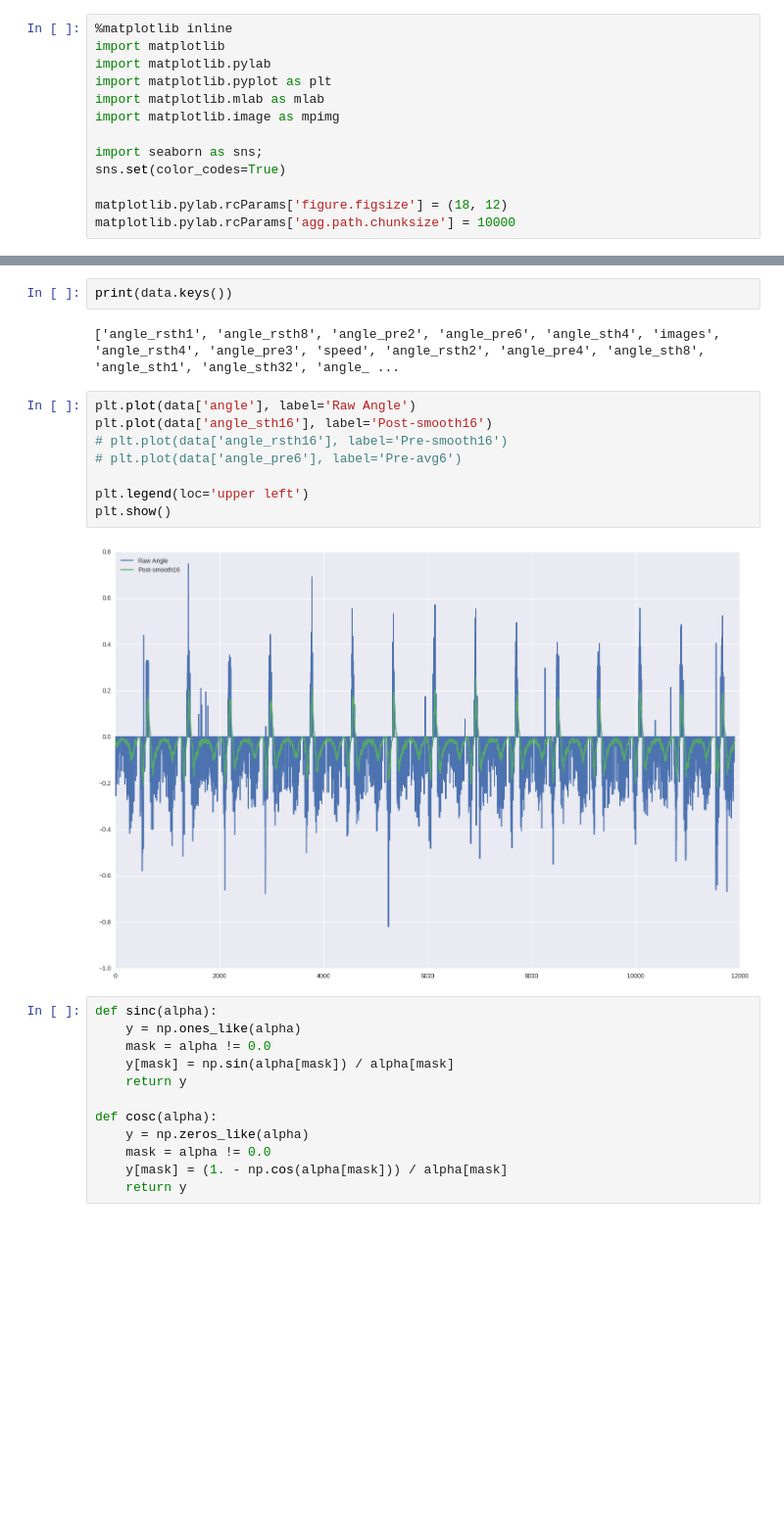
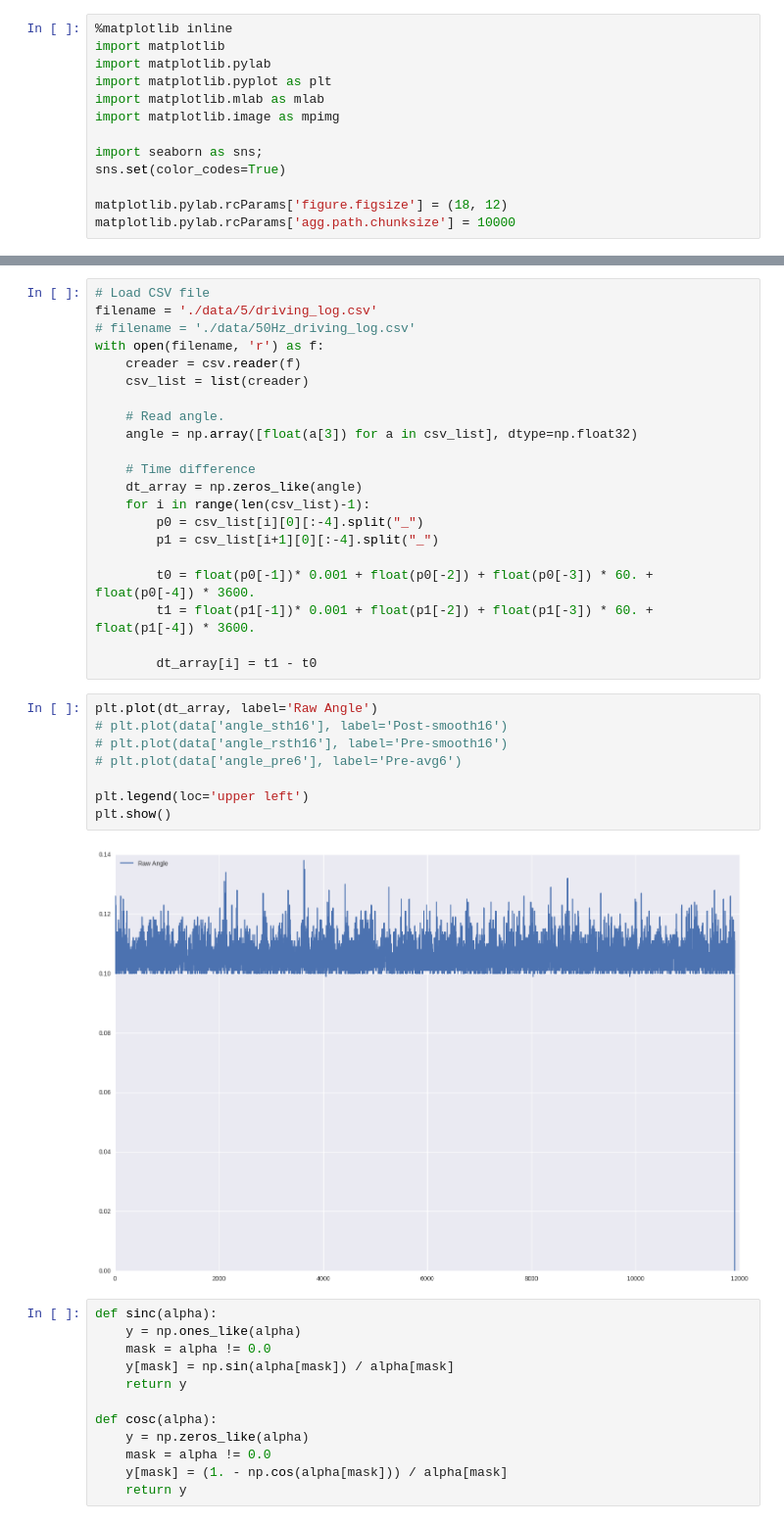
Before and after one commit to balancap/SDC-Behavioral-Cloning, a Jupyter notebook: behavioral-cloning.ipynb, the cells around one changed output, grey strips where cells are left out. Shown at 98% size. Drawn from its saved outputs; the diff is of its cells as text; blank space fills up the shorter version.

```diff
--- a/behavioral-cloning.ipynb
+++ b/behavioral-cloning.ipynb
@@ -35,17 +37,34 @@ angle = data['angle']
-# %%
-print(data.keys())
-# %% [output]
-['angle_rsth1', 'angle_rsth8', 'angle_pre2', 'angle_pre6', 'angle_sth4', 'images', 'angle_rsth4', 'angle_pre3', 'speed', 'angle_rsth2', 'angle_pre4', 'angle_sth8', 'angle_sth1', 'angle_sth32', 'angle_ ...
+# %%
+# Load CSV file
+filename = './data/5/driving_log.csv'
+# filename = './data/50Hz_driving_log.csv'
+with open(filename, 'r') as f:
+    creader = csv.reader(f)
+    csv_list = list(creader)
+
+    # Read angle.
+    angle = np.array([float(a[3]) for a in csv_list], dtype=np.float32)
+
+    # Time difference
+    dt_array = np.zeros_like(angle)
+    for i in range(len(csv_list)-1):
+        p0 = csv_list[i][0][:-4].split("_")
+        p1 = csv_list[i+1][0][:-4].split("_")
+
+        t0 = float(p0[-1])* 0.001 + float(p0[-2]) + float(p0[-3]) * 60. + float(p0[-4]) * 3600.
+        t1 = float(p1[-1])* 0.001 + float(p1[-2]) + float(p1[-3]) * 60. + float(p1[-4]) * 3600.
+
+        dt_array[i] = t1 - t0
 # %%
-plt.plot(data['angle'], label='Raw Angle')
-plt.plot(data['angle_sth16'], label='Post-smooth16')
+plt.plot(dt_array, label='Raw Angle')
+# plt.plot(data['angle_sth16'], label='Post-smooth16')
 # plt.plot(data['angle_rsth16'], label='Pre-smooth16')
 # plt.plot(data['angle_pre6'], label='Pre-avg6')
 
 plt.legend(loc='upper left')
 plt.show()
 # %% [output]
-[figure, old version]
+[figure, new version]
 # %%
 def sinc(alpha):
     y = np.ones_like(alpha)
```
Also changed, not shown: parts of 4 cells of this notebook.
